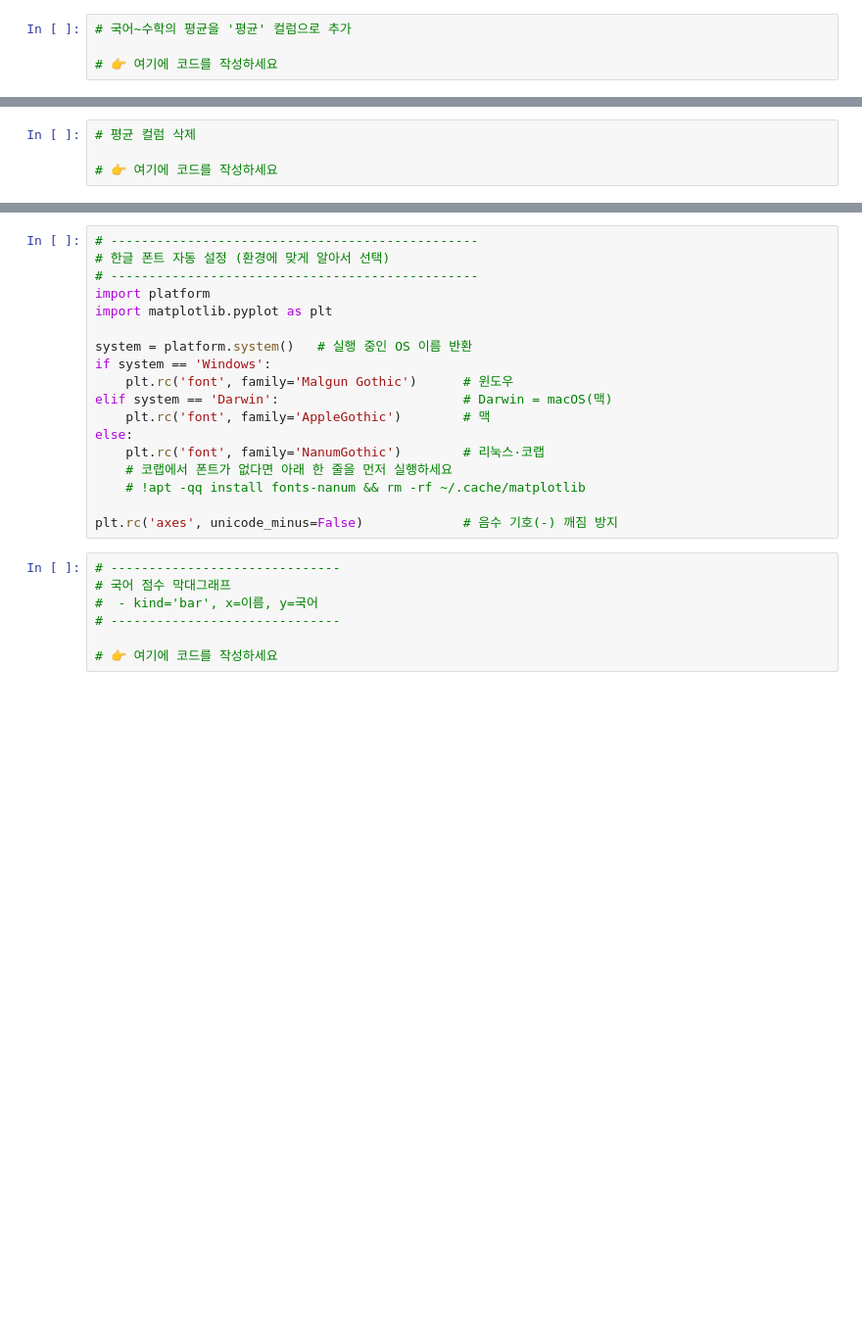
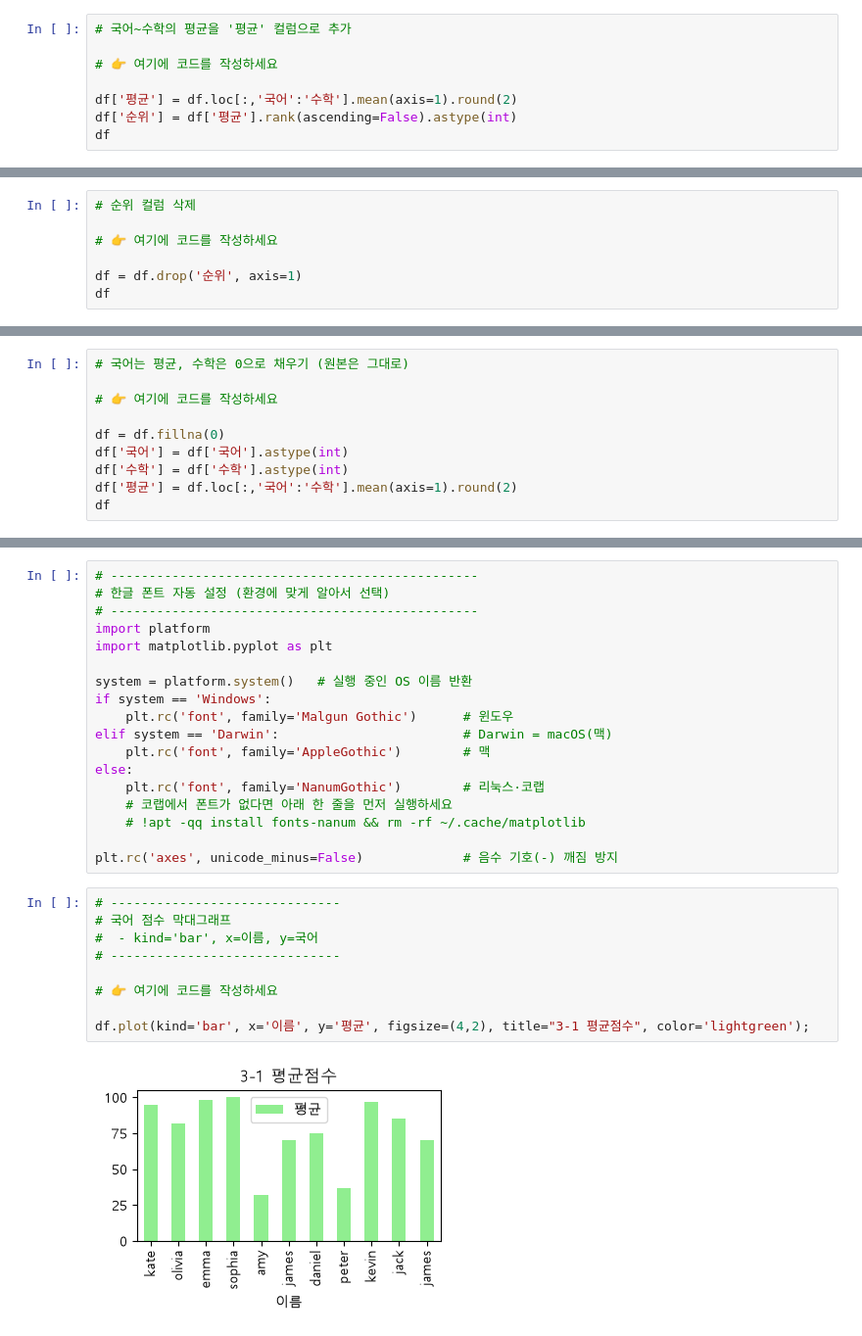
Before and after one commit to middle5/python20261111, a Jupyter notebook: 7_pandas_기본/03_pandas_기본_실습.ipynb, the cells around one changed output, grey strips where cells are left out. Shown at 98% size. Drawn from its saved outputs; the diff is of its cells as text; blank space fills up the shorter version.

```diff
--- a/7_pandas_기본/03_pandas_기본_실습.ipynb
+++ b/7_pandas_기본/03_pandas_기본_실습.ipynb
@@ -392,3 +394,7 @@ df.loc[cond,['이름','성별','수학']]
 # 국어~수학의 평균을 '평균' 컬럼으로 추가
 
 # 👉 여기에 코드를 작성하세요
+
+df['평균'] = df.loc[:,'국어':'수학'].mean(axis=1).round(2)
+df['순위'] = df['평균'].rank(ascending=False).astype(int)
+df
@@ -396,6 +416,9 @@ df.loc[cond,['이름','성별','수학']]
 #### 열 삭제
 * `df.drop('컬럼', axis=1)`
 # %%
-# 평균 컬럼 삭제
+# 순위 컬럼 삭제
 
 # 👉 여기에 코드를 작성하세요
+
+df = df.drop('순위', axis=1)
+df
@@ -433,0 +508,10 @@ df.loc[cond,['이름','성별','수학']]
+# %%
+# 국어는 평균, 수학은 0으로 채우기 (원본은 그대로)
+
+# 👉 여기에 코드를 작성하세요
+
+df = df.fillna(0)
+df['국어'] = df['국어'].astype(int)
+df['수학'] = df['수학'].astype(int)
+df['평균'] = df.loc[:,'국어':'수학'].mean(axis=1).round(2)
+df
@@ -485,10 +583,14 @@ plt.rc('axes', unicode_minus=False)             # 음수 기호(-) 깨짐 방지
 # %%
 # ------------------------------
 # 국어 점수 막대그래프
 #  - kind='bar', x=이름, y=국어
 # ------------------------------
 
 # 👉 여기에 코드를 작성하세요
+
+df.plot(kind='bar', x='이름', y='평균', figsize=(4,2), title="3-1 평균점수", color='lightgreen');
+# %% [output]
+[figure, added]
 # %%
 # ------------------------------
 # 학생별 국어·영어·수학 막대그래프
```
Also changed, not shown: parts of 9 cells of this notebook, 31 other files.
